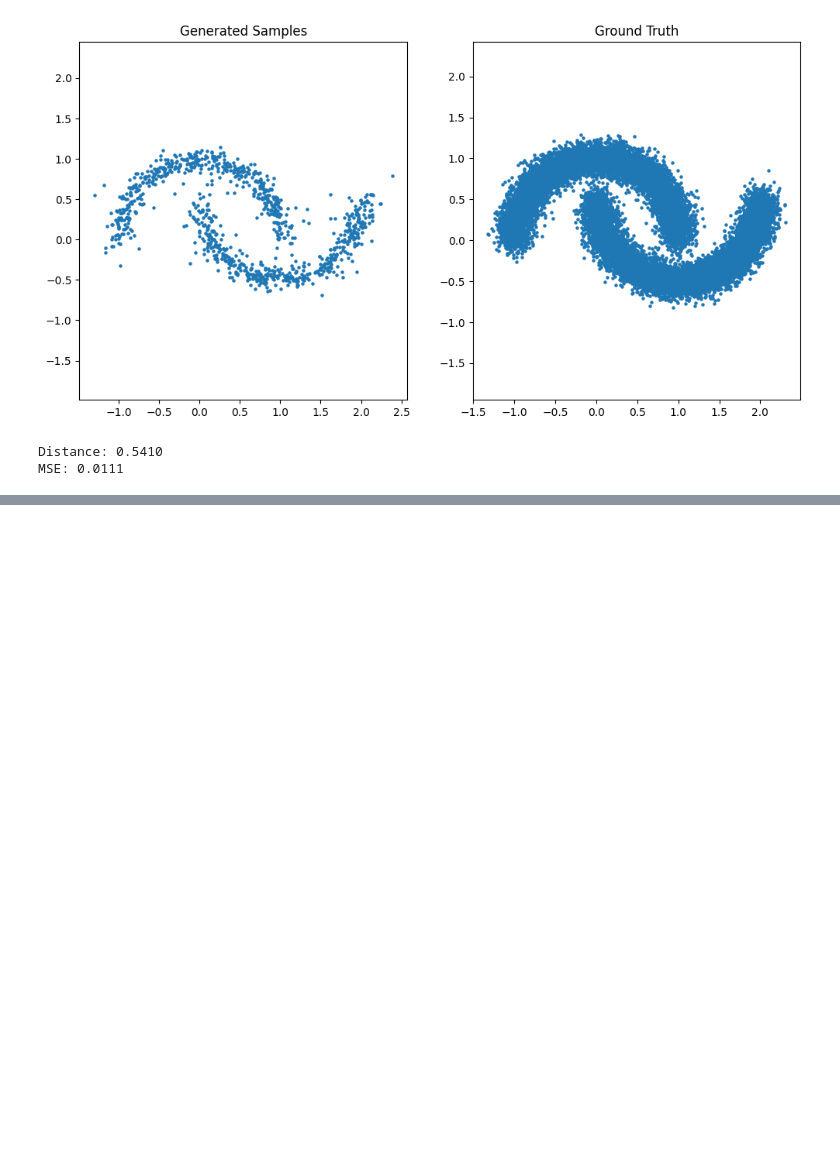
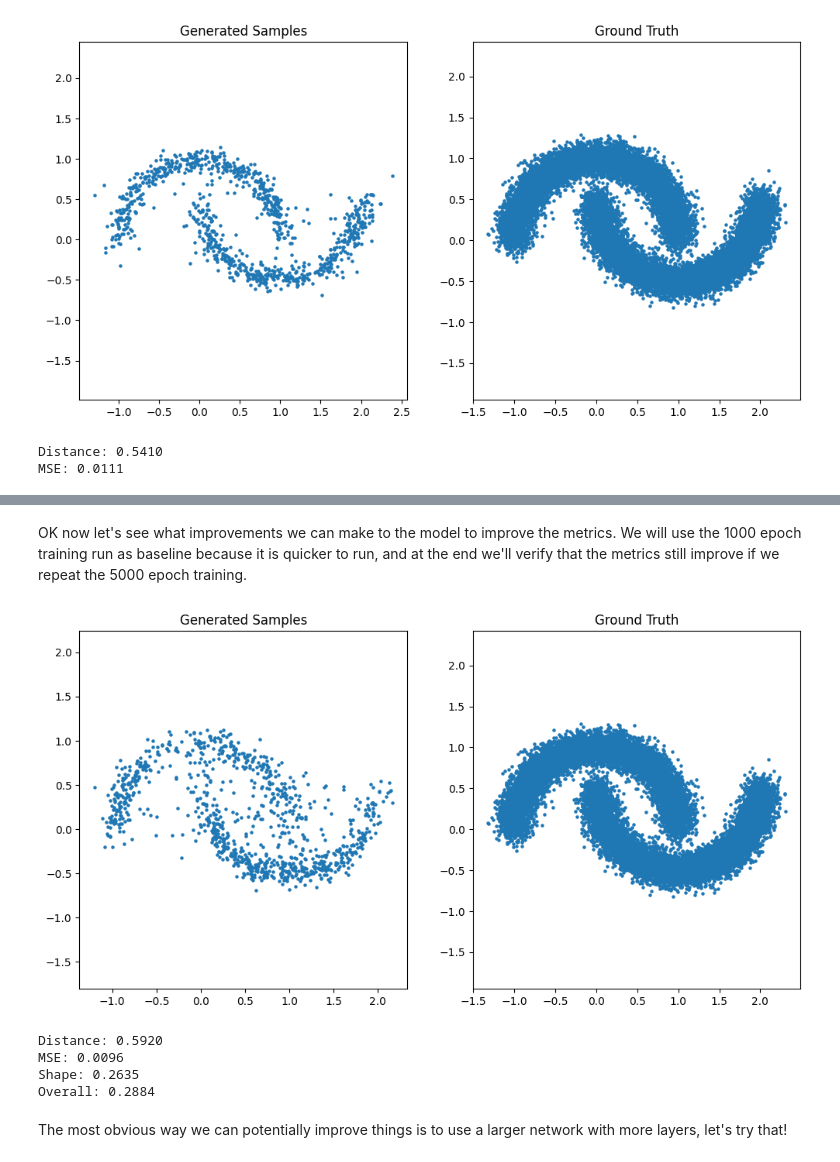
Before and after one commit to ehsan/simple-diffusion, a Jupyter notebook: project.ipynb, the cells around one changed output, grey strips where cells are left out. Saved outputs shown, nothing was run; the diff lists cells and outputs as text; code cells hidden in the pictures; blank space fills up the shorter version.

Commit message:
try some ideas to improve on top of the baseline

```diff
--- a/project.ipynb
+++ b/project.ipynb
@@ -511,0 +530,24 @@ class Evaluator:
+# %% [markdown]
+OK now let's see what improvements we can make to the model to improve the metrics.  We will use the 1000 epoch training run as baseline because it is quicker to run, and at the end we'll verify that the metrics still improve if we repeat the 5000 epoch training.
+# %%
+# baseline
+
+trainer = Trainer(
+    model=NoisePredictor(),
+    num_epochs=1000,
+    batch_size=512,
+    num_batches_per_epoch=100,
+    learning_rate=1e-4,
+)
+trainer.train()
+
+ev = Evaluator(trainer, num_samples=1000)
+ev.eval()
+# %% [output]
+[figure, added]
+Distance: 0.5920
+MSE: 0.0096
+Shape: 0.2635
+Overall: 0.2884
+# %% [markdown]
+The most obvious way we can potentially improve things is to use a larger network with more layers, let's try that!
```
Also changed, not shown: parts of 23 cells of this notebook, 3 other files.
